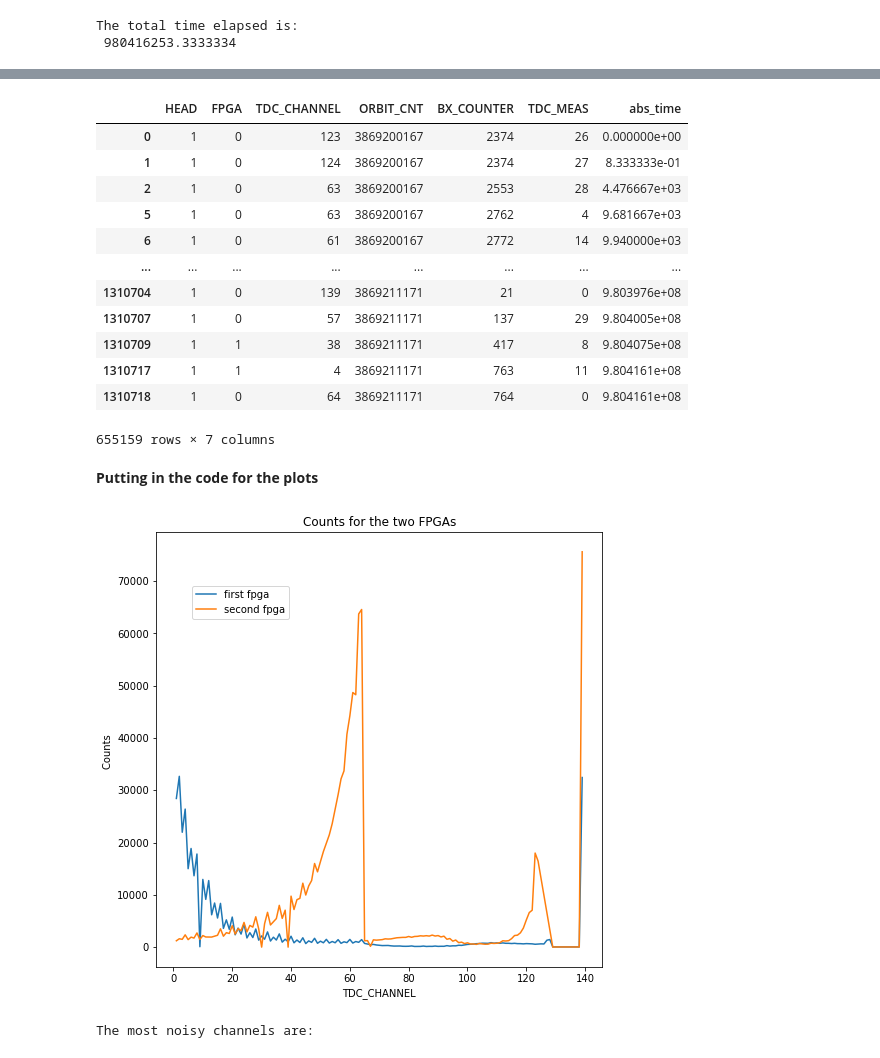
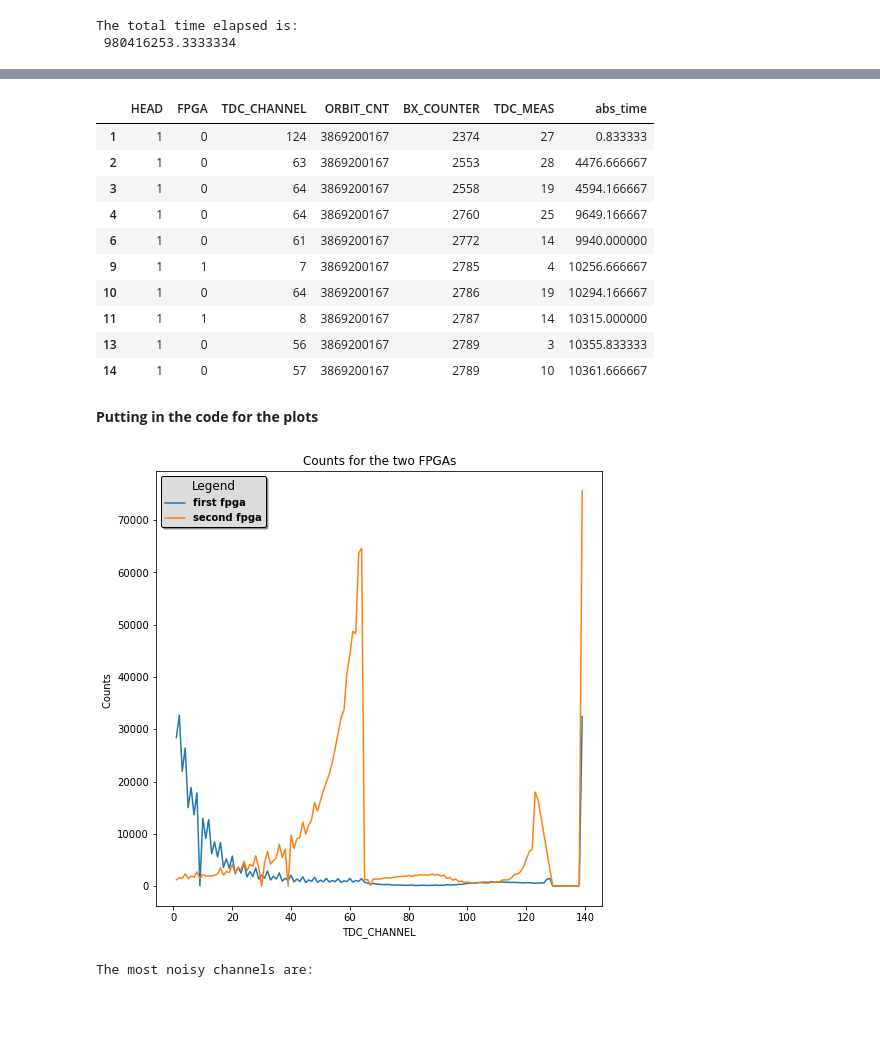
Before and after one commit to tommasoamico/LaboratoryOfComputationalPhysics_Y4, a Jupyter notebook: 05ex_Pandas.ipynb, the cells around one changed output, grey strips where cells are left out. Drawn from its saved outputs; the diff is of its cells as text; code cells hidden in the pictures; blank space fills up the shorter version.

Commit message:
Improved the graph of the 04 exercises

```diff
--- a/05ex_Pandas.ipynb
+++ b/05ex_Pandas.ipynb
@@ -122,33 +111,31 @@ data
 # We create a dataset containing data where head = 1
 data2 = data[data['HEAD']==1]
 # %%
-data2
+data2.head(10)
 # %% [output]
 |  | HEAD | FPGA | TDC_CHANNEL | ORBIT_CNT | BX_COUNTER | TDC_MEAS | abs_time |
-| 0 | 1 | 0 | 123 | 3869200167 | 2374 | 26 | 0.000000e+00 |
-| 1 | 1 | 0 | 124 | 3869200167 | 2374 | 27 | 8.333333e-01 |
-| 2 | 1 | 0 | 63 | 3869200167 | 2553 | 28 | 4.476667e+03 |
-| 5 | 1 | 0 | 63 | 3869200167 | 2762 | 4 | 9.681667e+03 |
-| 6 | 1 | 0 | 61 | 3869200167 | 2772 | 14 | 9.940000e+03 |
-| ... | ... | ... | ... | ... | ... | ... | ... |
-| 1310704 | 1 | 0 | 139 | 3869211171 | 21 | 0 | 9.803976e+08 |
-| 1310707 | 1 | 0 | 57 | 3869211171 | 137 | 29 | 9.804005e+08 |
-| 1310709 | 1 | 1 | 38 | 3869211171 | 417 | 8 | 9.804075e+08 |
-| 1310717 | 1 | 1 | 4 | 3869211171 | 763 | 11 | 9.804161e+08 |
-| 1310718 | 1 | 0 | 64 | 3869211171 | 764 | 0 | 9.804161e+08 |
+| 1 | 1 | 0 | 124 | 3869200167 | 2374 | 27 | 0.833333 |
+| 2 | 1 | 0 | 63 | 3869200167 | 2553 | 28 | 4476.666667 |
+| 3 | 1 | 0 | 64 | 3869200167 | 2558 | 19 | 4594.166667 |
+| 4 | 1 | 0 | 64 | 3869200167 | 2760 | 25 | 9649.166667 |
+| 6 | 1 | 0 | 61 | 3869200167 | 2772 | 14 | 9940.000000 |
+| 9 | 1 | 1 | 7 | 3869200167 | 2785 | 4 | 10256.666667 |
+| 10 | 1 | 0 | 64 | 3869200167 | 2786 | 19 | 10294.166667 |
+| 11 | 1 | 1 | 8 | 3869200167 | 2787 | 14 | 10315.000000 |
+| 13 | 1 | 0 | 56 | 3869200167 | 2789 | 3 | 10355.833333 |
+| 14 | 1 | 0 | 57 | 3869200167 | 2789 | 10 | 10361.666667 |
-655159 rows × 7 columns
 # %% [markdown]
 **Putting in the code for the plots**
 # %%
 plt.figure(1, figsize=(8, 8))
 data[data['FPGA']==1].groupby('TDC_CHANNEL').count().iloc[:,0].plot(label='first fpga')
 data[data['FPGA']==0].groupby('TDC_CHANNEL').count().iloc[:,0].plot(label='second fpga')
 plt.ylabel("Counts ")
 plt.title('Counts for the two FPGAs')
-plt.legend(loc=(0.08, 0.8))
+plt.legend(shadow=True, framealpha=1, facecolor='gainsboro', edgecolor='black', title='Legend', title_fontsize='large', prop={'weight':'bold','size':10})
 plt.show()
 # %% [output]
-[figure, old version]
+[figure, new version]
 # %%
 # Finding the most noisy channels
 group = data.groupby(['TDC_CHANNEL']).TDC_CHANNEL.count().sort_values(ascending=False)
```
Also changed, not shown: parts of 3 cells of this notebook, 5 other files.
